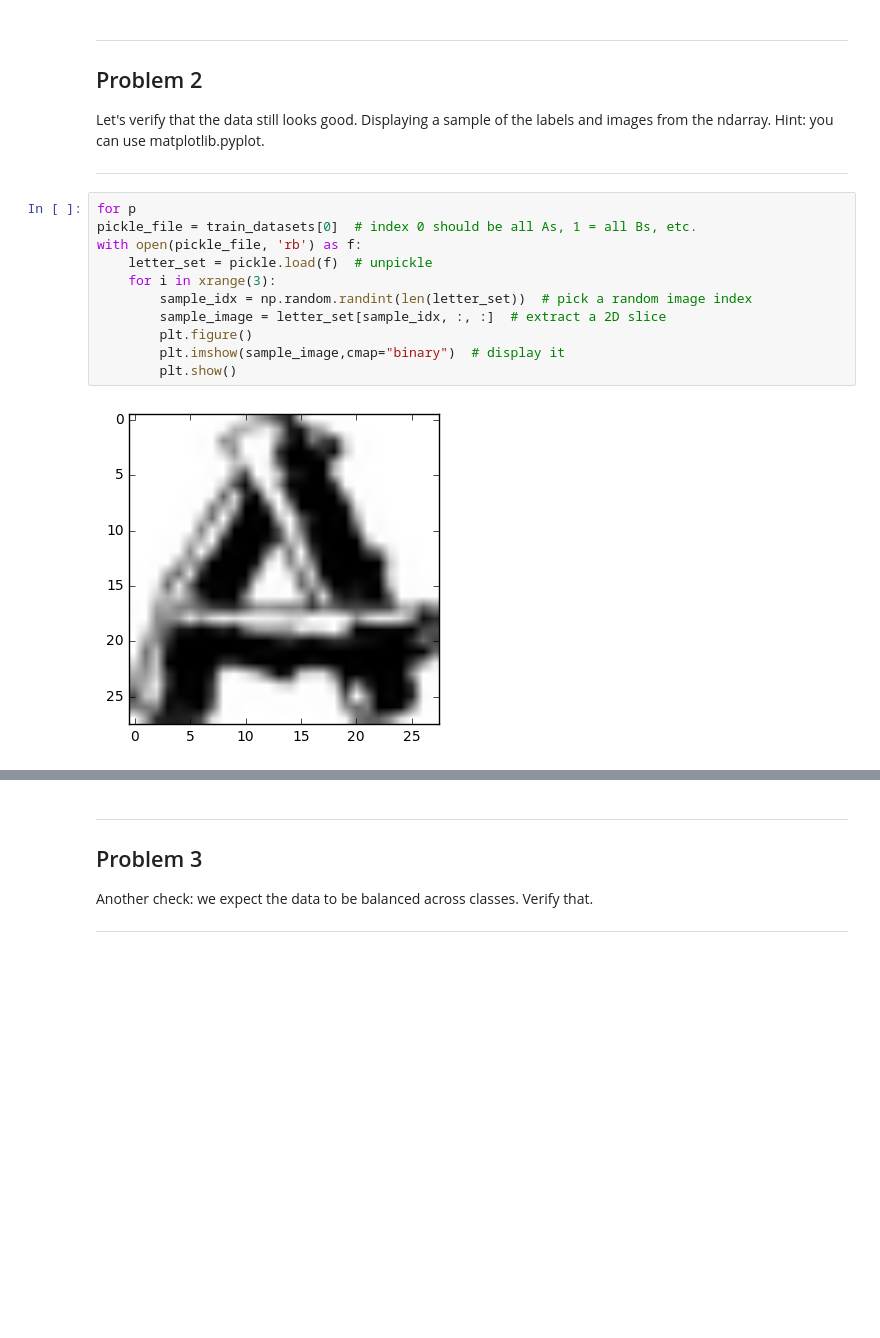
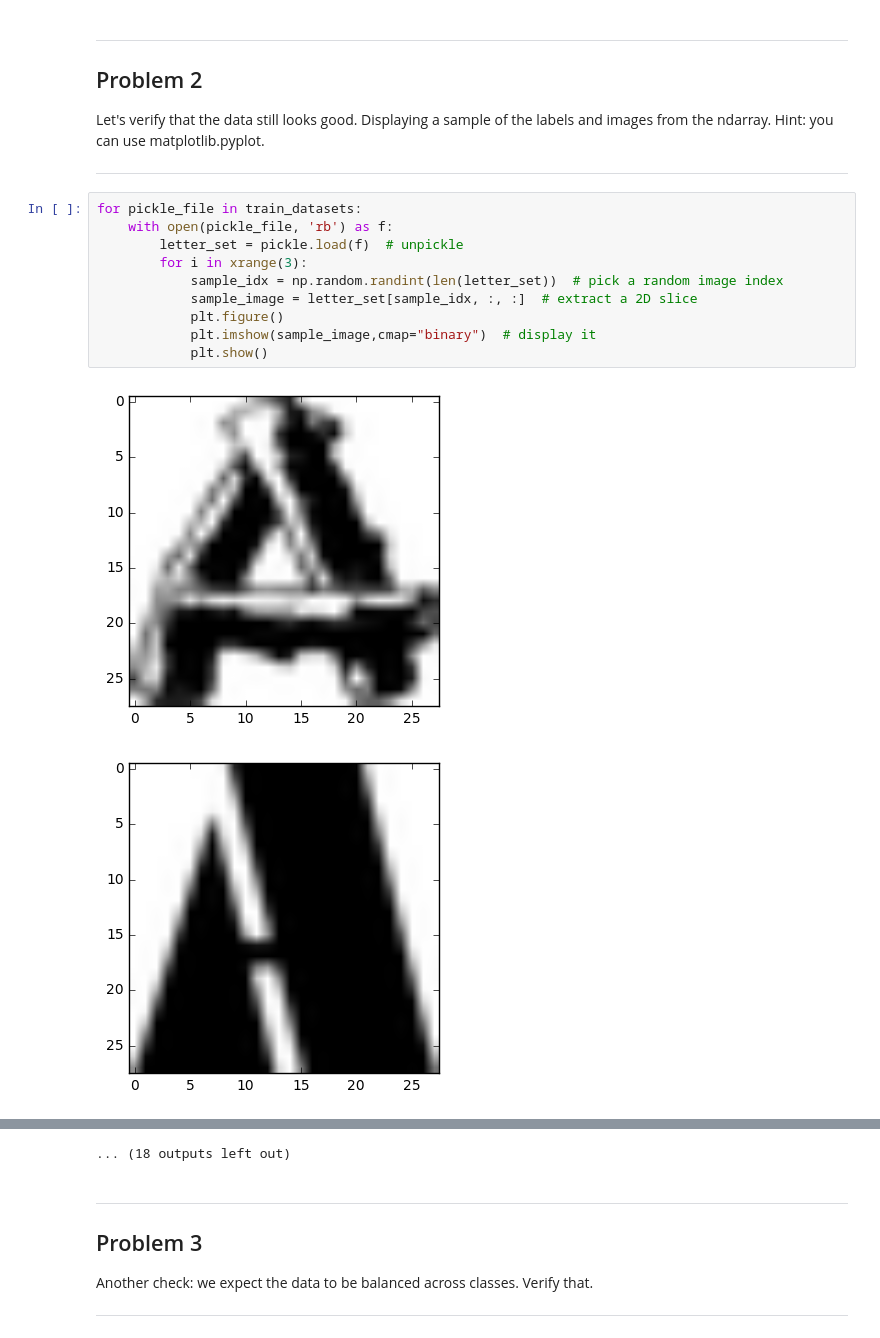
Before and after one commit to pedrobaracho/tensorflow, a Jupyter notebook: tensorflow/examples/udacity/1_notmnist.ipynb, the cells around one changed output, grey strips where cells are left out. Drawn from its saved outputs; the diff is of its cells as text; blank space fills up the shorter version.

```diff
--- a/tensorflow/examples/udacity/1_notmnist.ipynb
+++ b/tensorflow/examples/udacity/1_notmnist.ipynb
@@ -220,15 +220,15 @@ Let's verify that the data still looks good. Displaying a sample of the labels a
 
 ---
 # %%
-for p
-pickle_file = train_datasets[0]  # index 0 should be all As, 1 = all Bs, etc.
-with open(pickle_file, 'rb') as f:
-    letter_set = pickle.load(f)  # unpickle
-    for i in xrange(3):
-        sample_idx = np.random.randint(len(letter_set))  # pick a random image index
-        sample_image = letter_set[sample_idx, :, :]  # extract a 2D slice
-        plt.figure()
-        plt.imshow(sample_image,cmap="binary")  # display it
-        plt.show()
+for pickle_file in train_datasets:
+    with open(pickle_file, 'rb') as f:
+        letter_set = pickle.load(f)  # unpickle
+        for i in xrange(3):
+            sample_idx = np.random.randint(len(letter_set))  # pick a random image index
+            sample_image = letter_set[sample_idx, :, :]  # extract a 2D slice
+            plt.figure()
+            plt.imshow(sample_image,cmap="binary")  # display it
+            plt.show()
 # %% [output]
 [figure]
+[figure, added]
@@ -235,3 +245,4 @@ with open(pickle_file, 'rb') as f:
+... (18 outputs left out)
 # %% [markdown]
 ---
 Problem 3
```
Also changed, not shown: parts of 1 cell of this notebook.
